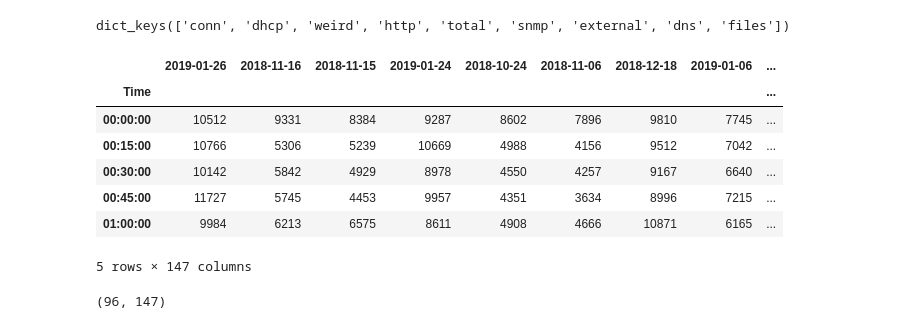
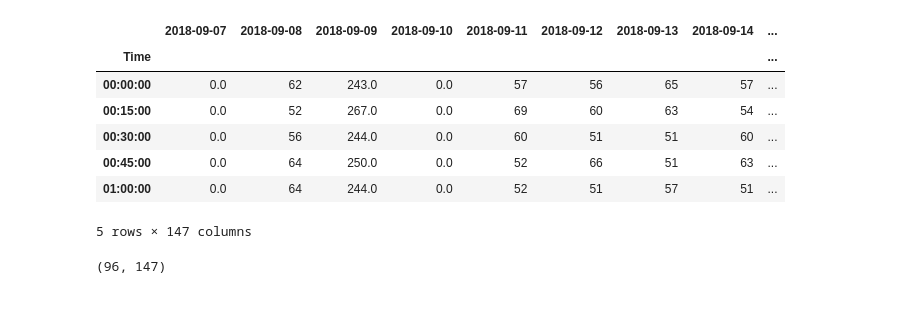
Before and after one commit to ayushmaskey/log_analysis, a Jupyter notebook: app/jupyter/Dataset.ipynb, the cells around one changed output. Cells and saved outputs as stored; diff of their text form; code cells hidden in the pictures.

```diff
--- a/app/jupyter/Dataset.ipynb
+++ b/app/jupyter/Dataset.ipynb
@@ -12,19 +13,19 @@ from csv_to_pandas import csv_into_dict_of_data
 # %%
 df_dict = csv_into_dict_of_data(training_dataset)
+df_dict = remove_zero_columns(df_dict)
 df_dict.keys()
-# %% [output]
-dict_keys(['conn', 'dhcp', 'weird', 'http', 'total', 'snmp', 'external', 'dns', 'files'])
 # %%
 df = df_dict['dns']
+df = df.reindex(sorted(df.columns), axis = 1)
 df.head()
 # %% [output]
-|  | 2019-01-26 | 2018-11-16 | 2018-11-15 | 2019-01-24 | 2018-10-24 | 2018-11-06 | 2018-12-18 | 2019-01-06 | ... |
+|  | 2018-09-07 | 2018-09-08 | 2018-09-09 | 2018-09-10 | 2018-09-11 | 2018-09-12 | 2018-09-13 | 2018-09-14 | ... |
 | Time |  |  |  |  |  |  |  |  | ... |
-| 00:00:00 | 10512 | 9331 | 8384 | 9287 | 8602 | 7896 | 9810 | 7745 | ... |
-| 00:15:00 | 10766 | 5306 | 5239 | 10669 | 4988 | 4156 | 9512 | 7042 | ... |
-| 00:30:00 | 10142 | 5842 | 4929 | 8978 | 4550 | 4257 | 9167 | 6640 | ... |
-| 00:45:00 | 11727 | 5745 | 4453 | 9957 | 4351 | 3634 | 8996 | 7215 | ... |
-| 01:00:00 | 9984 | 6213 | 6575 | 8611 | 4908 | 4666 | 10871 | 6165 | ... |
+| 00:00:00 | 0.0 | 62 | 243.0 | 0.0 | 57 | 56 | 65 | 57 | ... |
+| 00:15:00 | 0.0 | 52 | 267.0 | 0.0 | 69 | 60 | 63 | 54 | ... |
+| 00:30:00 | 0.0 | 56 | 244.0 | 0.0 | 60 | 51 | 51 | 60 | ... |
+| 00:45:00 | 0.0 | 64 | 250.0 | 0.0 | 52 | 66 | 51 | 63 | ... |
+| 01:00:00 | 0.0 | 64 | 244.0 | 0.0 | 52 | 51 | 57 | 51 | ... |
 5 rows × 147 columns
 # %%
 df.shape
```
Also changed, not shown: parts of 2 cells of this notebook, 2 other files.
